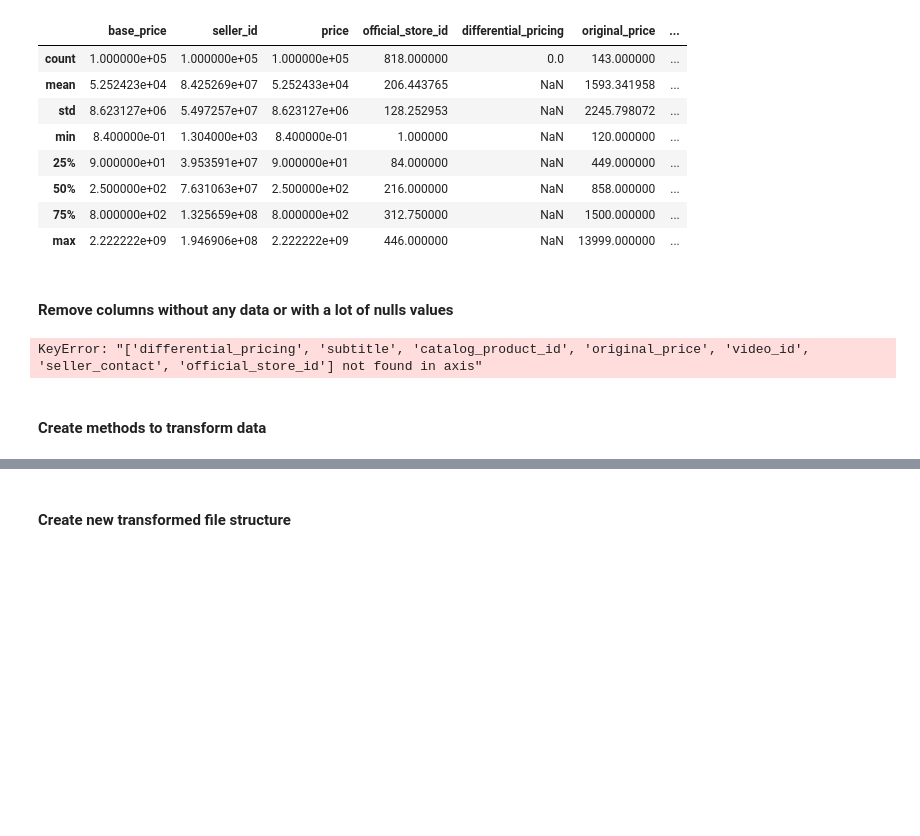
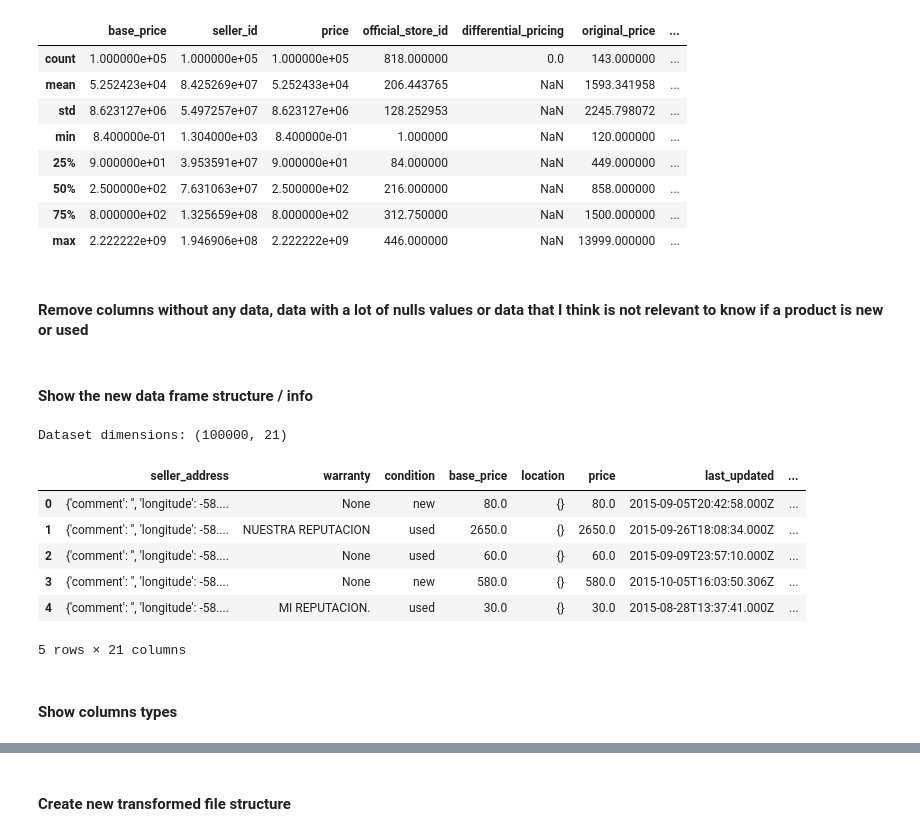
Before and after one commit to frankdaza/workshop-002-transform, a Jupyter notebook: src/main/python/notebooks/001_transform.ipynb, the cells around one changed output, grey strips where cells are left out. Saved outputs shown, nothing was run; the diff lists cells and outputs as text; code cells hidden in the pictures; blank space fills up the shorter version.

Commit message:
Finish transformations / clean data

```diff
--- a/src/main/python/notebooks/001_transform.ipynb
+++ b/src/main/python/notebooks/001_transform.ipynb
@@ -25,0 +29,11 @@ RESOURCES_PATH: /Users/kserver-laptop/Documents/Obsidian Vault/UAO/Maestría en
+# %%
+# Read only the first line
+jsonlines_path = f"{resources_path}/{mla_filename}"
+with open(jsonlines_path, 'r', encoding='utf-8') as f:
+    first_line = next(f).strip()
+
+# Parse the string as JSON
+parsed_data = json.loads(first_line)
+
+# Pretty-print the JSON to the console
+print(json.dumps(parsed_data, indent=4, ensure_ascii=False))
@@ -75,7 +107,7 @@ df_mla.describe()
 | 75% | 8.000000e+02 | 1.325659e+08 | 8.000000e+02 | 312.750000 | NaN | 1500.000000 | ... |
 | max | 2.222222e+09 | 1.946906e+08 | 2.222222e+09 | 446.000000 | NaN | 13999.000000 | ... |
 # %% [markdown]
-#### Remove columns without any data or with a lot of nulls values
+#### Remove columns without any data, data with a lot of nulls values or data that I think is not relevant to know if a product is new or used
 # %%
 df_mla.drop([
     'differential_pricing',
@@ -84,11 +116,25 @@ df_mla.drop([
     'original_price',
     'video_id',
     'seller_contact',
-    'official_store_id'
+    'official_store_id',
+    'permalink',
+    'secure_thumbnail',
+    'thumbnail',
+    'deal_ids',
+    'coverage_areas',
+    'geolocation',
+    'non_mercado_pago_payment_methods',
+    'attributes',
+    'variations',
+    'tags',
+    'parent_item_id',
+    'sub_status',
+    'shipping',
+    'seller_id',
+    'site_id',
+    'listing_type_id',
+    'buying_mode',
+    'listing_source',
+    'category_id',
+    'descriptions',
 ], axis=1, inplace=True)
-
-df_mla.describe()
-# %% [output]
-KeyError: "['differential_pricing', 'subtitle', 'catalog_product_id', 'original_price', 'video_id', 'seller_contact', 'official_store_id'] not found in axis"
-# %% [markdown]
-#### Create methods to transform data
@@ -104,0 +141,17 @@ def transform_warranty(condition, warranty):
+# %% [markdown]
+#### Show the new data frame structure / info
+# %%
+# Column types
+print(f"Dataset dimensions: {df_mla.shape}")
+df_mla.head()
+# %% [output]
+Dataset dimensions: (100000, 21)
+|  | seller_address | warranty | condition | base_price | location | price | last_updated | ... |
+| 0 | {'comment': '', 'longitude': -58.... | None | new | 80.0 | {} | 80.0 | 2015-09-05T20:42:58.000Z | ... |
+| 1 | {'comment': '', 'longitude': -58.... | NUESTRA REPUTACION | used | 2650.0 | {} | 2650.0 | 2015-09-26T18:08:34.000Z | ... |
+| 2 | {'comment': '', 'longitude': -58.... | None | used | 60.0 | {} | 60.0 | 2015-09-09T23:57:10.000Z | ... |
+| 3 | {'comment': '', 'longitude': -58.... | None | new | 580.0 | {} | 580.0 | 2015-10-05T16:03:50.306Z | ... |
+| 4 | {'comment': '', 'longitude': -58.... | MI REPUTACION. | used | 30.0 | {} | 30.0 | 2015-08-28T13:37:41.000Z | ... |
+5 rows × 21 columns
+# %% [markdown]
+#### Show columns types
```
Also changed, not shown: parts of 18 cells of this notebook, 1 other file.
